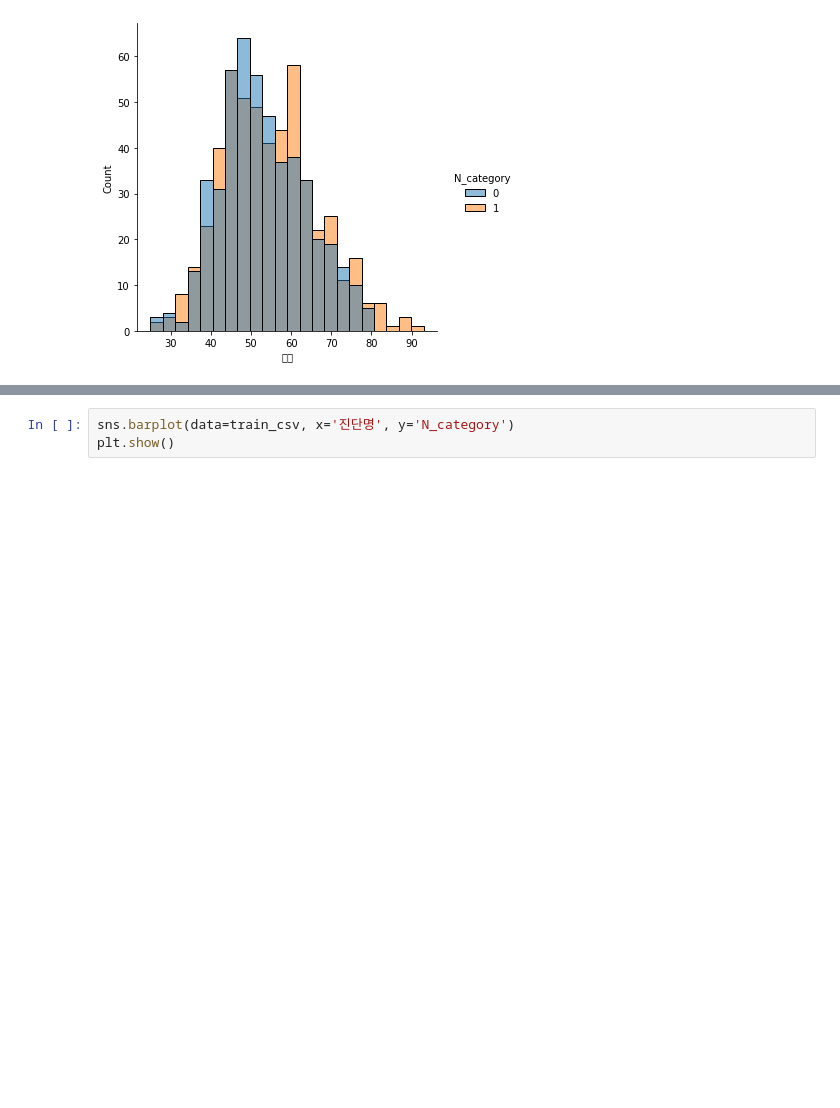
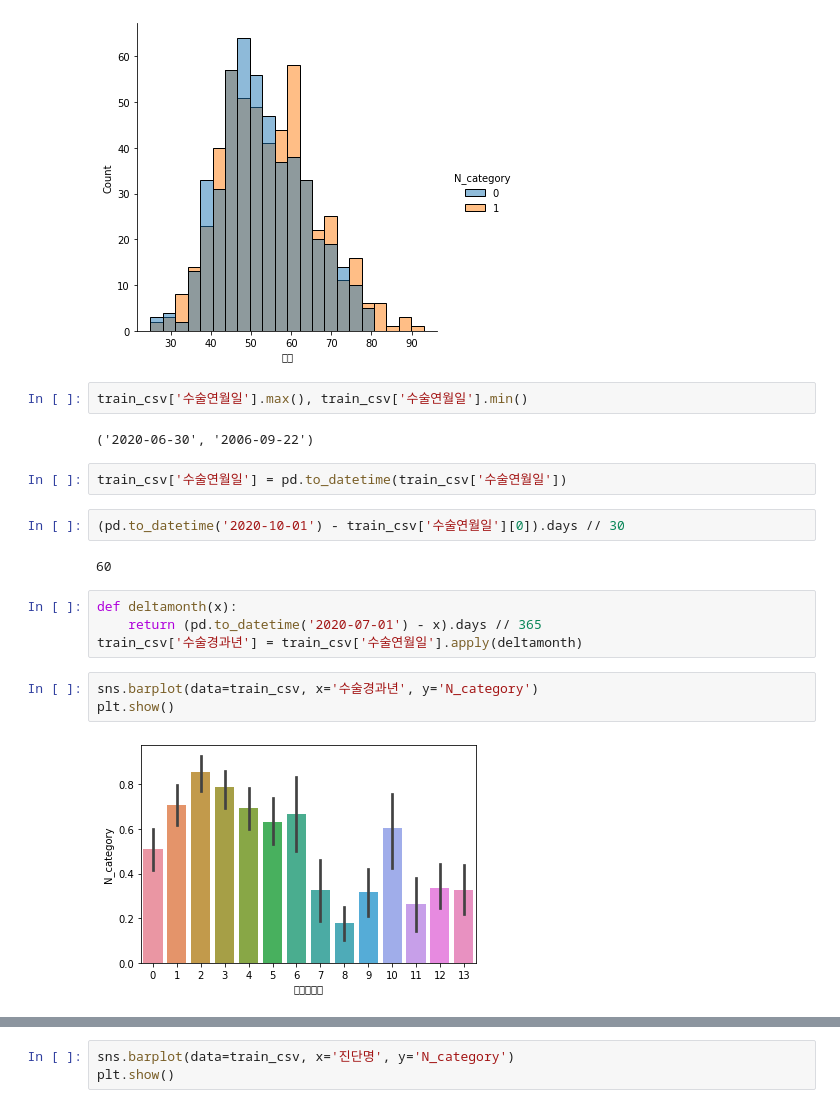
Before and after one commit to chi-hun/dacon, a Jupyter notebook: 유방암의_임파선_전이_예측_AI경진대회.ipynb, the cells around one changed output, grey strips where cells are left out. Cells and saved outputs as stored; diff of their text form; blank space fills up the shorter version.

```diff
--- a/유방암의_임파선_전이_예측_AI경진대회.ipynb
+++ b/유방암의_임파선_전이_예측_AI경진대회.ipynb
@@ -101,3 +128,22 @@ sns.displot(data=train_csv, x='나이', hue='N_category',)
 plt.show()
 # %% [output]
 [figure]
+# %%
+train_csv['수술연월일'].max(), train_csv['수술연월일'].min()
+# %% [output]
+('2020-06-30', '2006-09-22')
+# %%
+train_csv['수술연월일'] = pd.to_datetime(train_csv['수술연월일'])
+# %%
+(pd.to_datetime('2020-10-01') - train_csv['수술연월일'][0]).days // 30
+# %% [output]
+60
+# %%
+def deltamonth(x):
+    return (pd.to_datetime('2020-07-01') - x).days // 365
+train_csv['수술경과년'] = train_csv['수술연월일'].apply(deltamonth)
+# %%
+sns.barplot(data=train_csv, x='수술경과년', y='N_category')
+plt.show()
+# %% [output]
+[figure, added]
```
Also changed, not shown: parts of 77 cells of this notebook.
